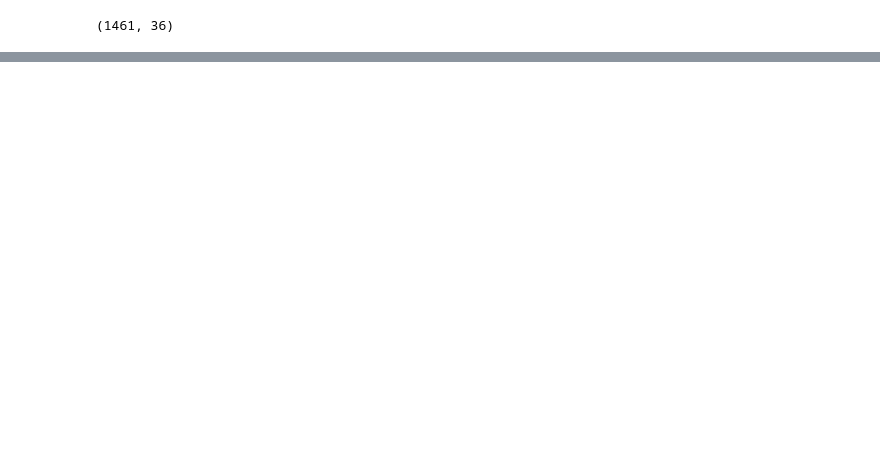
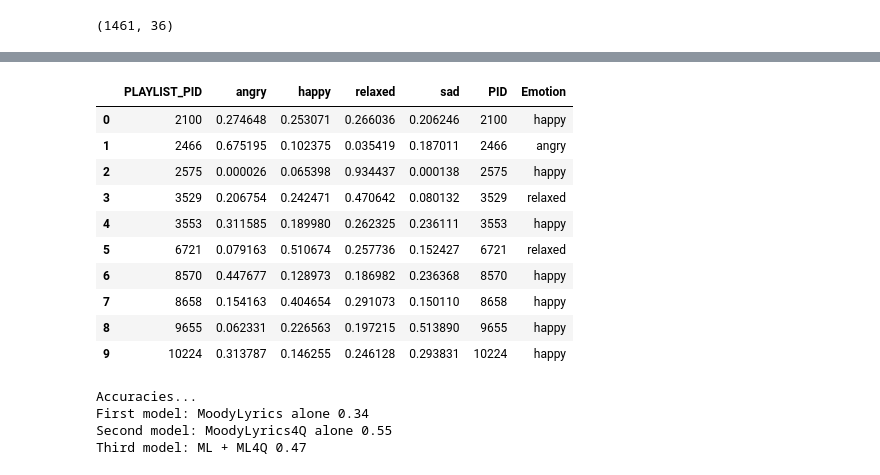
Before and after one commit to sgiammy/emotion-patterns-in-music-playlists, a Jupyter notebook: src/Final_steps.ipynb, the cells around one changed output, grey strips where cells are left out. Drawn from its saved outputs; the diff is of its cells as text; code cells hidden in the pictures; blank space fills up the shorter version.

Commit message:
playlists classification

```diff
--- a/src/Final_steps.ipynb
+++ b/src/Final_steps.ipynb
@@ -486,9 +496,10 @@ print(songsFeat.shape)
 Now we can finally classify songs
 
 '''
-songsFeat = pd.read_csv('./datasets/silver_standard/songs_featurized.csv')
+songsFeat = pd.read_csv('./datasets/silver_standard/songs_featurized2.csv')
 path = './models'
 selected_columns = [
+   'PLAYLIST_PID',
    'LYRICS_VECTOR',
    #'WORD_COUNT',
    'ECHOISMS',
@@ -500,7 +511,7 @@ selected_columns = [
    'SENTIMENT', 'SUBJECTIVITY'
 ]
 r_songsFeat = songsFeat[selected_columns]
-X = get_X_y(r_songsFeat, emotion=False)
+X = get_X_y(r_songsFeat.drop('PLAYLIST_PID',axis=1), emotion=False)
 sc = StandardScaler()
 X_nn = sc.fit_transform(X)
 '''
@@ -526,0 +561,67 @@ for filename in models:
+# %%
+'''
+FIRST:
+For each model we want to create a dataframe with
+        < Playlist_PID, emotion_vector >
+where <emotion_vector> is the "mean" of the emotion vectors of the songs in that playlist
+'''
+emotion_labels = ['angry', 'happy','relaxed' ,'sad']
+map_mean = dict()
+for emotion in emotion_labels:
+    map_mean[emotion] = 'mean'
+
+playlistDf_ml_alone = songsFeat_ml_alone.groupby(by='PLAYLIST_PID',as_index=False).agg(map_mean)
+playlistDf_ml4q_alone = songsFeat_ml4q_alone.groupby(by='PLAYLIST_PID',as_index=False).agg(map_mean)
+playlistDf_ml_ml4q = songsFeat_ml_ml4q.groupby(by='PLAYLIST_PID',as_index=False).agg(map_mean)
+
+'''
+SECOND:
+we join the previous dataframes with the real predictions
+
+'''
+
+playlist_testDF.PID = playlist_testDF.PID.astype(int)
+predictions_ml_alone = pd.merge(playlistDf_ml_alone, playlist_testDF,left_on=['PLAYLIST_PID'], right_on=[ 'PID'])
+predictions_ml4q_alone = pd.merge(playlistDf_ml4q_alone, playlist_testDF,left_on=['PLAYLIST_PID'], right_on=[ 'PID'])
+predictions_ml_ml4q = pd.merge(playlistDf_ml_ml4q, playlist_testDF,left_on=['PLAYLIST_PID'], right_on=[ 'PID'])
+
+predictions_ml_alone.head(10)
+# %% [output]
+|  | PLAYLIST_PID | angry | happy | relaxed | sad | PID | Emotion |
+| 0 | 2100 | 0.274648 | 0.253071 | 0.266036 | 0.206246 | 2100 | happy |
+| 1 | 2466 | 0.675195 | 0.102375 | 0.035419 | 0.187011 | 2466 | angry |
+| 2 | 2575 | 0.000026 | 0.065398 | 0.934437 | 0.000138 | 2575 | happy |
+| 3 | 3529 | 0.206754 | 0.242471 | 0.470642 | 0.080132 | 3529 | relaxed |
+| 4 | 3553 | 0.311585 | 0.189980 | 0.262325 | 0.236111 | 3553 | happy |
+| 5 | 6721 | 0.079163 | 0.510674 | 0.257736 | 0.152427 | 6721 | relaxed |
+| 6 | 8570 | 0.447677 | 0.128973 | 0.186982 | 0.236368 | 8570 | happy |
+| 7 | 8658 | 0.154163 | 0.404654 | 0.291073 | 0.150110 | 8658 | happy |
+| 8 | 9655 | 0.062331 | 0.226563 | 0.197215 | 0.513890 | 9655 | happy |
+| 9 | 10224 | 0.313787 | 0.146255 | 0.246128 | 0.293831 | 10224 | happy |
+# %%
+'''
+Now let's see the accuracies...
+'''
+y_true_labels = [x[6] for x in predictions_ml_alone.values]
+encoder = LabelEncoder()
+y_true = encoder.fit_transform(y_true_labels)
+y_pred = np.argmax(np.array([x[1:5] for x in predictions_ml_alone.values]), axis=1)
+print('Accuracies...')
+print('First model: MoodyLyrics alone', round(accuracy_score(y_true, y_pred),2))
+
+'''
+SECOND MODEL: MoodyLyrics4q alone
+'''
+y_pred = np.argmax(np.array([x[1:5] for x in predictions_ml4q_alone.values]), axis=1)
+print('Second model: MoodyLyrics4Q alone', round(accuracy_score(y_true, y_pred),2))
+
+'''
+THIRD MODEL: MoodyLyrics + MoodyLyrics4Q
+'''
+y_pred = np.argmax(np.array([x[1:5] for x in predictions_ml_ml4q.values]), axis=1)
+print('Third model: ML + ML4Q', round(accuracy_score(y_true, y_pred),2))
+# %% [output]
+Accuracies...
+First model: MoodyLyrics alone 0.34
+Second model: MoodyLyrics4Q alone 0.55
+Third model: ML + ML4Q 0.47
```
Also changed, not shown: parts of 19 cells of this notebook.
